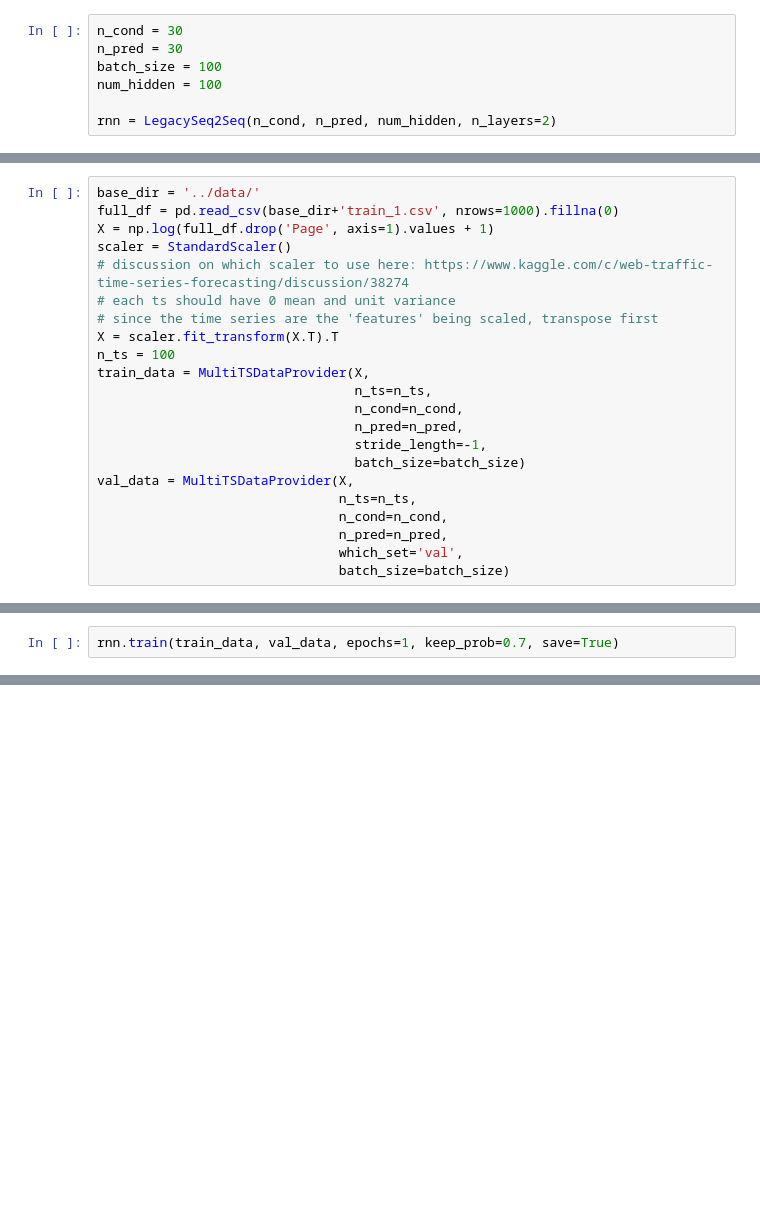
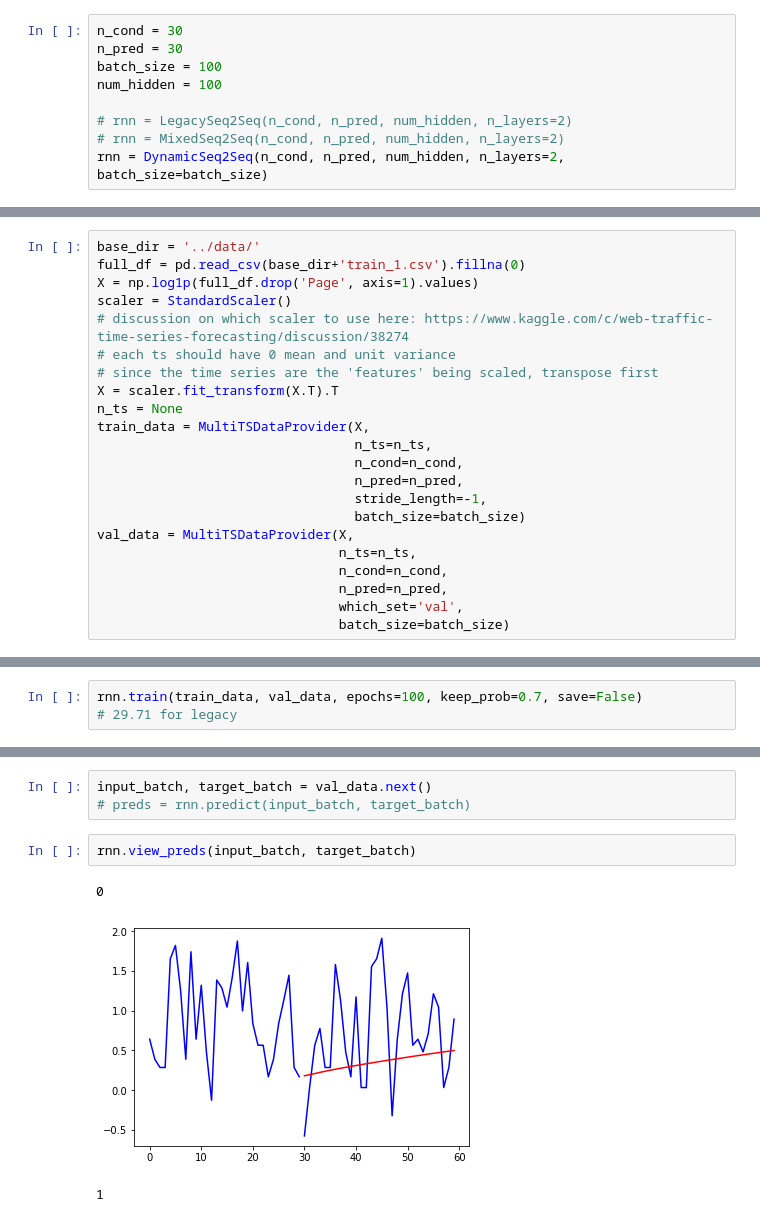
Before and after one commit to DBCerigo/kaggle-wiki, a Jupyter notebook: hooker/RNNTrain.ipynb, the cells around one changed output, grey strips where cells are left out. Saved outputs shown, nothing was run; the diff lists cells and outputs as text; blank space fills up the shorter version.

Commit message:
classes for models using dynamic rnn (possibly faster)

```diff
--- a/hooker/RNNTrain.ipynb
+++ b/hooker/RNNTrain.ipynb
@@ -11,4 +14,6 @@ n_pred = 30
 batch_size = 100
 num_hidden = 100
 
-rnn = LegacySeq2Seq(n_cond, n_pred, num_hidden, n_layers=2)
+# rnn = LegacySeq2Seq(n_cond, n_pred, num_hidden, n_layers=2)
+# rnn = MixedSeq2Seq(n_cond, n_pred, num_hidden, n_layers=2)
+rnn = DynamicSeq2Seq(n_cond, n_pred, num_hidden, n_layers=2, batch_size=batch_size)
@@ -15,13 +22,13 @@ rnn = LegacySeq2Seq(n_cond, n_pred, num_hidden, n_layers=2)
 # %%
 base_dir = '../data/'
-full_df = pd.read_csv(base_dir+'train_1.csv', nrows=1000).fillna(0)
-X = np.log(full_df.drop('Page', axis=1).values + 1)
+full_df = pd.read_csv(base_dir+'train_1.csv').fillna(0)
+X = np.log1p(full_df.drop('Page', axis=1).values)
 scaler = StandardScaler()
 # discussion on which scaler to use here: https://www.kaggle.com/c/web-traffic-time-series-forecasting/discussion/38274
 # each ts should have 0 mean and unit variance
 # since the time series are the 'features' being scaled, transpose first
 X = scaler.fit_transform(X.T).T
-n_ts = 100
+n_ts = None
 train_data = MultiTSDataProvider(X,
                                  n_ts=n_ts,
                                  n_cond=n_cond,
@@ -42,3 +49,4 @@ val_data = MultiTSDataProvider(X,
 # %%
-rnn.train(train_data, val_data, epochs=1, keep_prob=0.7, save=True)
+rnn.train(train_data, val_data, epochs=100, keep_prob=0.7, save=False)
+# 29.71 for legacy
 # %% [output]
@@ -49,0 +61,9 @@ NameError: name 'close_session' is not defined
+# %%
+input_batch, target_batch = val_data.next()
+# preds = rnn.predict(input_batch, target_batch)
+# %%
+rnn.view_preds(input_batch, target_batch)
+# %% [output]
+0
+[figure, added]
+1
```
Also changed, not shown: parts of 5 cells of this notebook, 5 other files.
